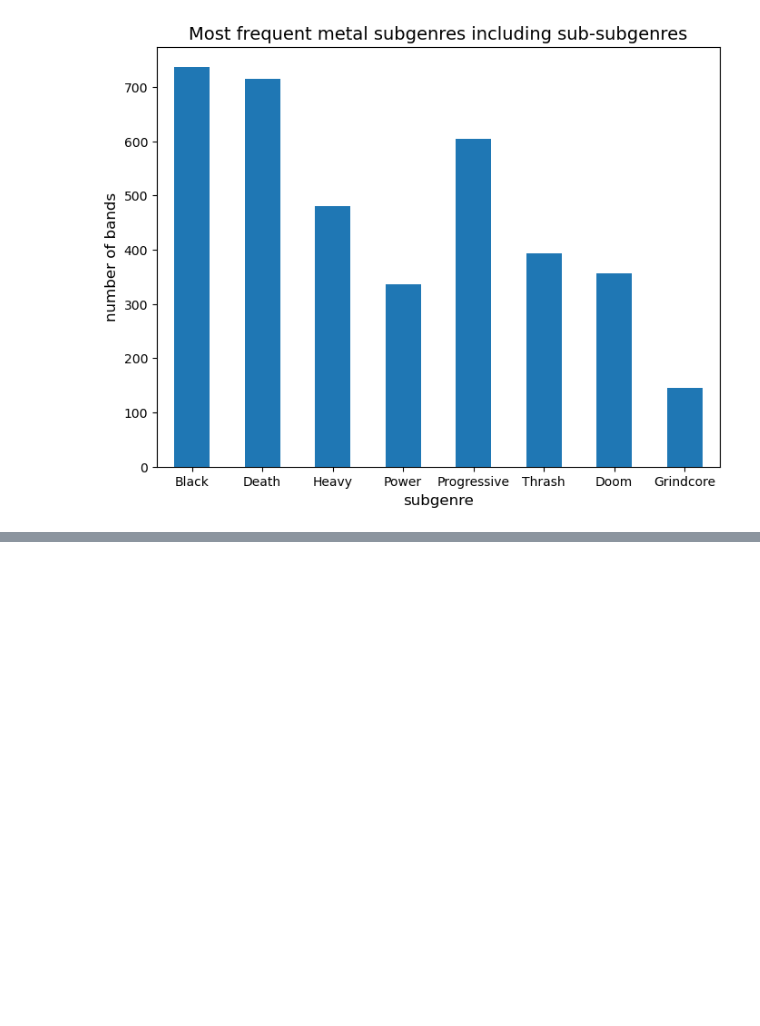
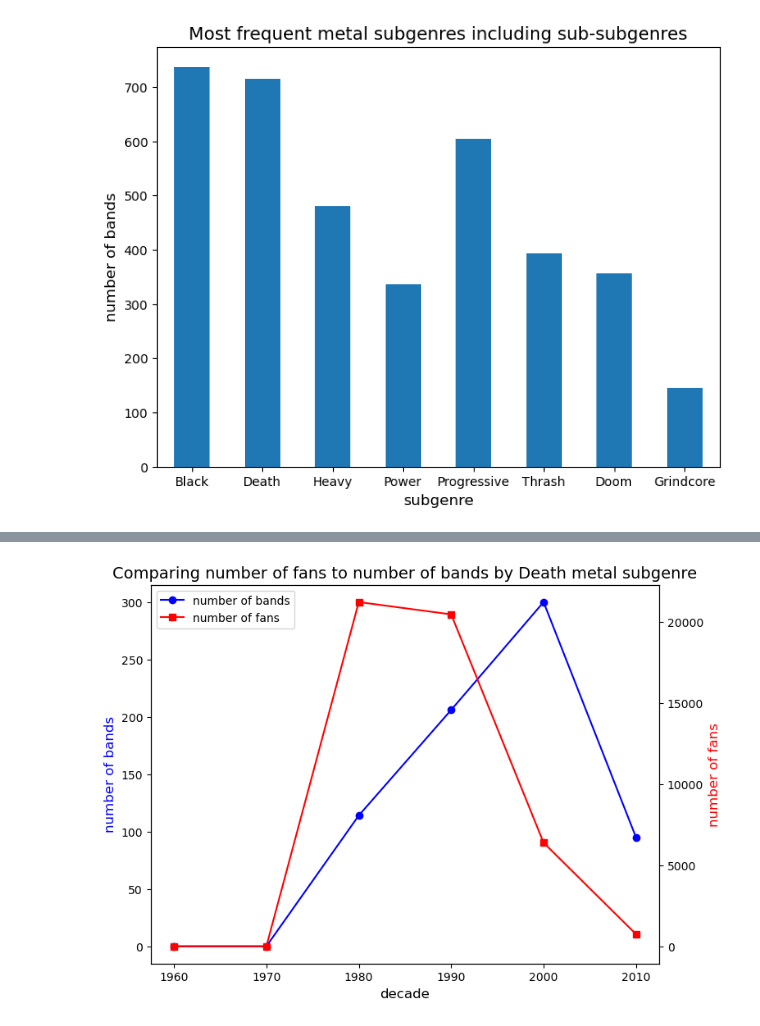
Before and after one commit to RavinderRai/metal_bands_by_nation, a Jupyter notebook: Metal_Bands_Analysis.ipynb, the cells around one changed output, grey strips where cells are left out. Cells and saved outputs as stored; diff of their text form; code cells hidden in the pictures; blank space fills up the shorter version.

```diff
--- a/Metal_Bands_Analysis.ipynb
+++ b/Metal_Bands_Analysis.ipynb
@@ -424,0 +401,4 @@ plt.show()
+# %%
+comparison_plot('Death', df3)
+# %% [output]
+[figure, added]
```
Also changed, not shown: parts of 28 cells of this notebook.
